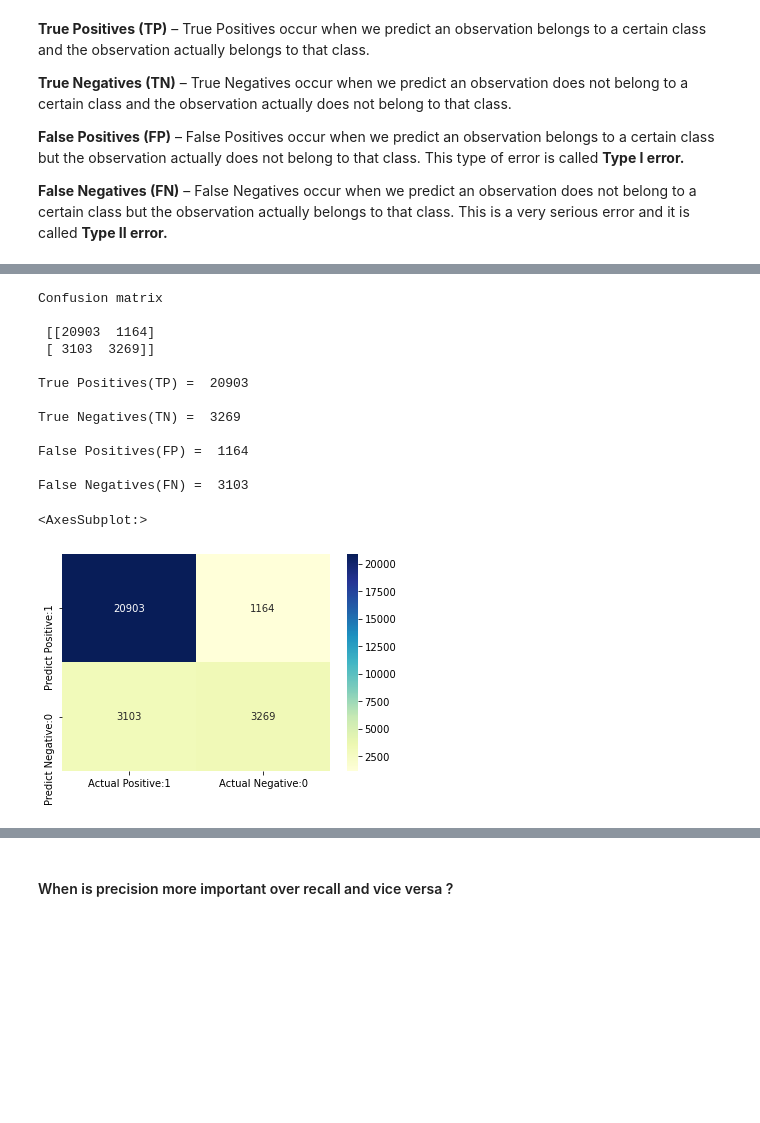
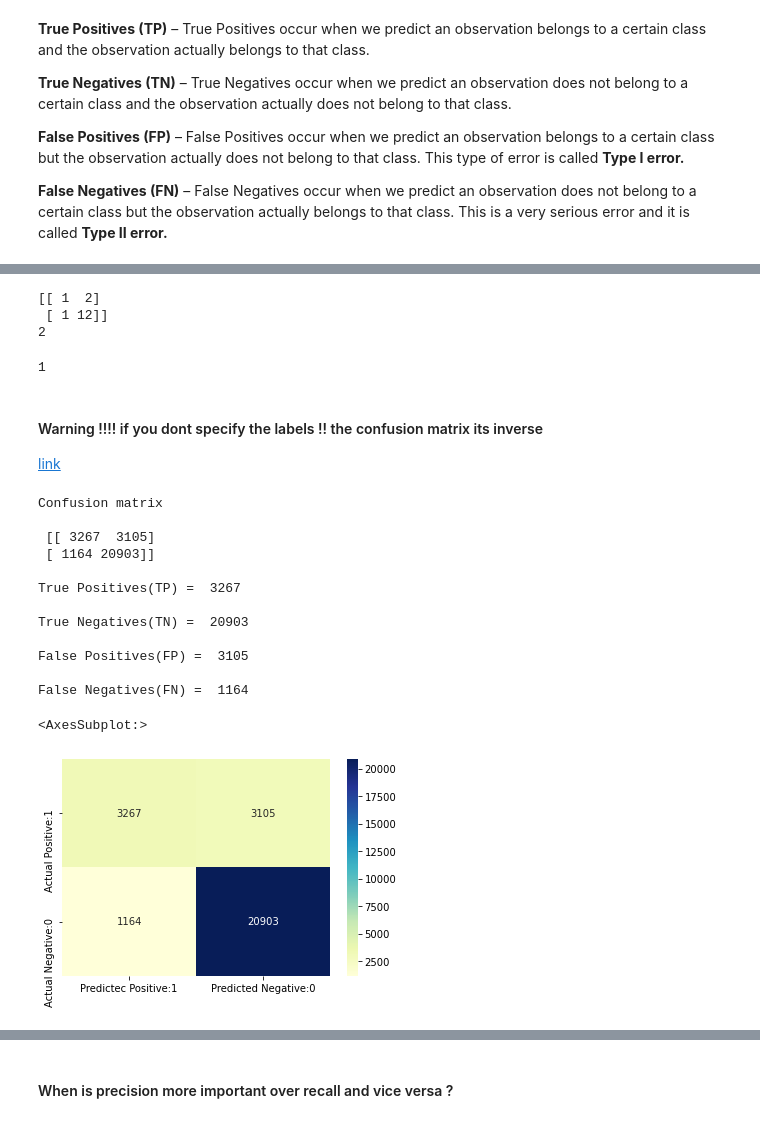
Before and after one commit to Enrique1987/Machine-Learning, a Jupyter notebook: 1_Classification_algorithms/01_Logistic_Regresion_Australian_Weather.ipynb, the cells around one changed output, grey strips where cells are left out. Drawn from its saved outputs; the diff is of its cells as text; code cells hidden in the pictures; blank space fills up the shorter version.

Commit message:
feat;confusion matrix clarifications

```diff
--- a/1_Classification_algorithms/01_Logistic_Regresion_Australian_Weather.ipynb
+++ b/1_Classification_algorithms/01_Logistic_Regresion_Australian_Weather.ipynb
@@ -728,37 +738,66 @@ A confusion matrix is a tool for summarizing the performance of a classification
+# %%
+
+#Check for you own the confusion matrix
+y_true = [0,0,0,1,0,0,0,0,0,1,0,0,1,0,0,0]
+y_pred = [0,0,0,0,0,0,0,0,0,1,0,0,0,1,0,0]
+table = confusion_matrix(y_true, y_pred, labels=[1, 0])
+# from that fake values we will expected:
+# 1 TP   [0, 0]
+# 12 TN  [1, 1]
+#  2 FN  [0, 1]
+#  1 FP  [1, 0]
+#     0  1
+#    ------
+# 0  |TP  FN
+# 1  |FP  TN
+print(table)
+print(table[0, 1])
+# table[X, Y]
+# %% [output]
+[[ 1  2]
+ [ 1 12]]
+2
+# %%
+print(table[0, 0])
+# %% [output]
+1
+# %% [markdown]
+#### Warning !!!! if you dont specify the labels !! the confusion matrix its inverse
+[link](https://stackoverflow.com/questions/35178590/scikit-learn-confusion-matrix)
 # %%
 from sklearn.metrics import confusion_matrix
 
-cm = confusion_matrix(y_test, y_pred_test)
+cm_first = confusion_matrix(y_test, y_pred_test, labels=["Yes", "No"])
 
-print('Confusion matrix\n\n', cm)
+print('Confusion matrix\n\n', cm_first)
 
-print('\nTrue Positives(TP) = ', cm[0,0])
+print('\nTrue Positives(TP) = ', cm_first[0, 0])
 
-print('\nTrue Negatives(TN) = ', cm[1,1])
+print('\nTrue Negatives(TN) = ', cm_first[1, 1])
 
-print('\nFalse Positives(FP) = ', cm[0,1])
+print('\nFalse Positives(FP) = ', cm_first[0, 1])
 
-print('\nFalse Negatives(FN) = ', cm[1,0])
+print('\nFalse Negatives(FN) = ', cm_first[1, 0])
 # %% [output]
 Confusion matrix
 
- [[20903  1164]
- [ 3103  3269]]
+ [[ 3267  3105]
+ [ 1164 20903]]
 
-True Positives(TP) =  20903
+True Positives(TP) =  3267
 
-True Negatives(TN) =  3269
+True Negatives(TN) =  20903
 
-False Positives(FP) =  1164
+False Positives(FP) =  3105
 
-False Negatives(FN) =  3103
+False Negatives(FN) =  1164
 # %%
 # visualize confusion matrix with seaborn heatmap
 
-cm_matrix = pd.DataFrame(data=cm, columns=['Actual Positive:1', 'Actual Negative:0'],
-                                 index=['Predict Positive:1', 'Predict Negative:0'])
+cm_matrix_first = pd.DataFrame(data=cm_first, columns=['Predictec Positive:1', 'Predicted Negative:0'],
+                                 index=['Actual Positive:1', 'Actual Negative:0'])
 
-sns.heatmap(cm_matrix, annot=True, fmt='d', cmap='YlGnBu')
+sns.heatmap(cm_matrix_first, annot=True, fmt='d', cmap='YlGnBu',  cbar_kws={'orientation': 'vertical'} )
 # %% [output]
 <AxesSubplot:>
-[figure, old version]
+[figure, new version]
```
Also changed, not shown: parts of 42 cells of this notebook.
